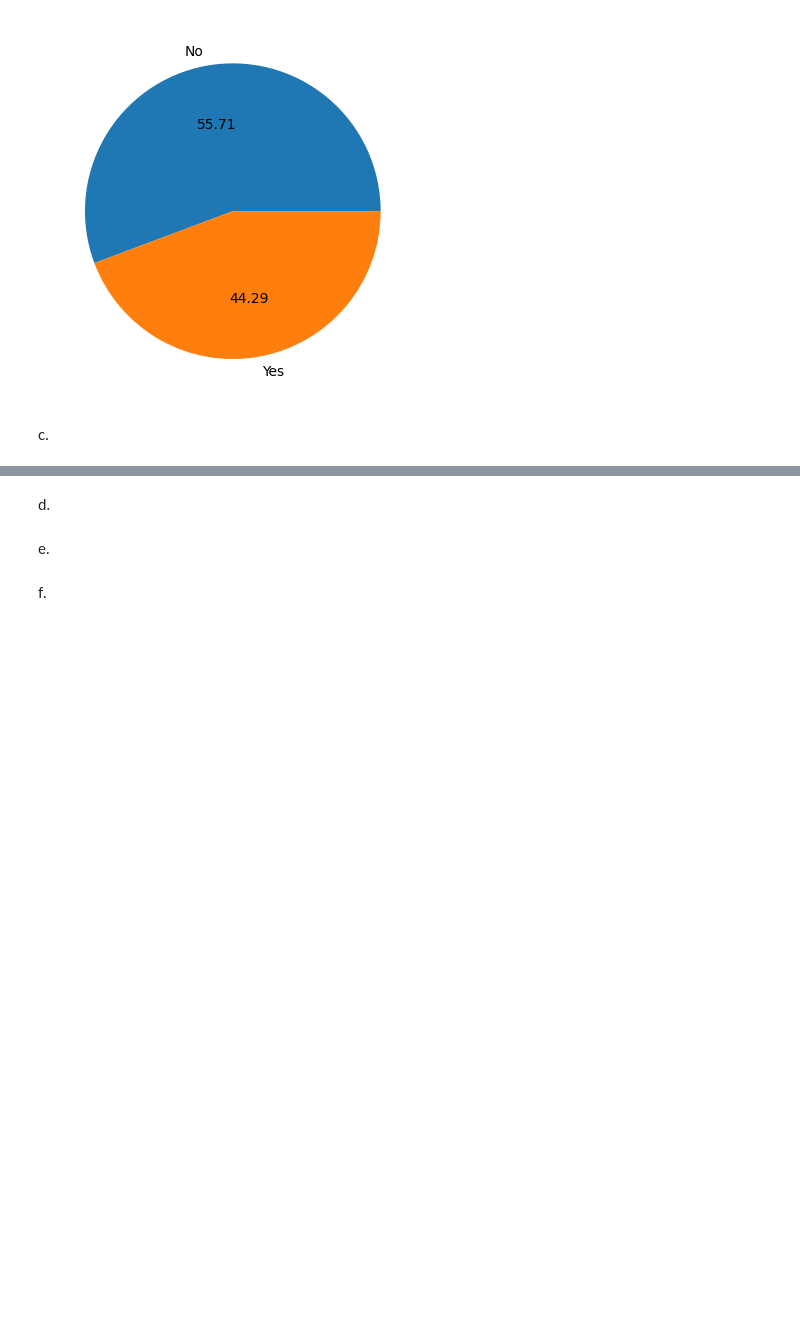
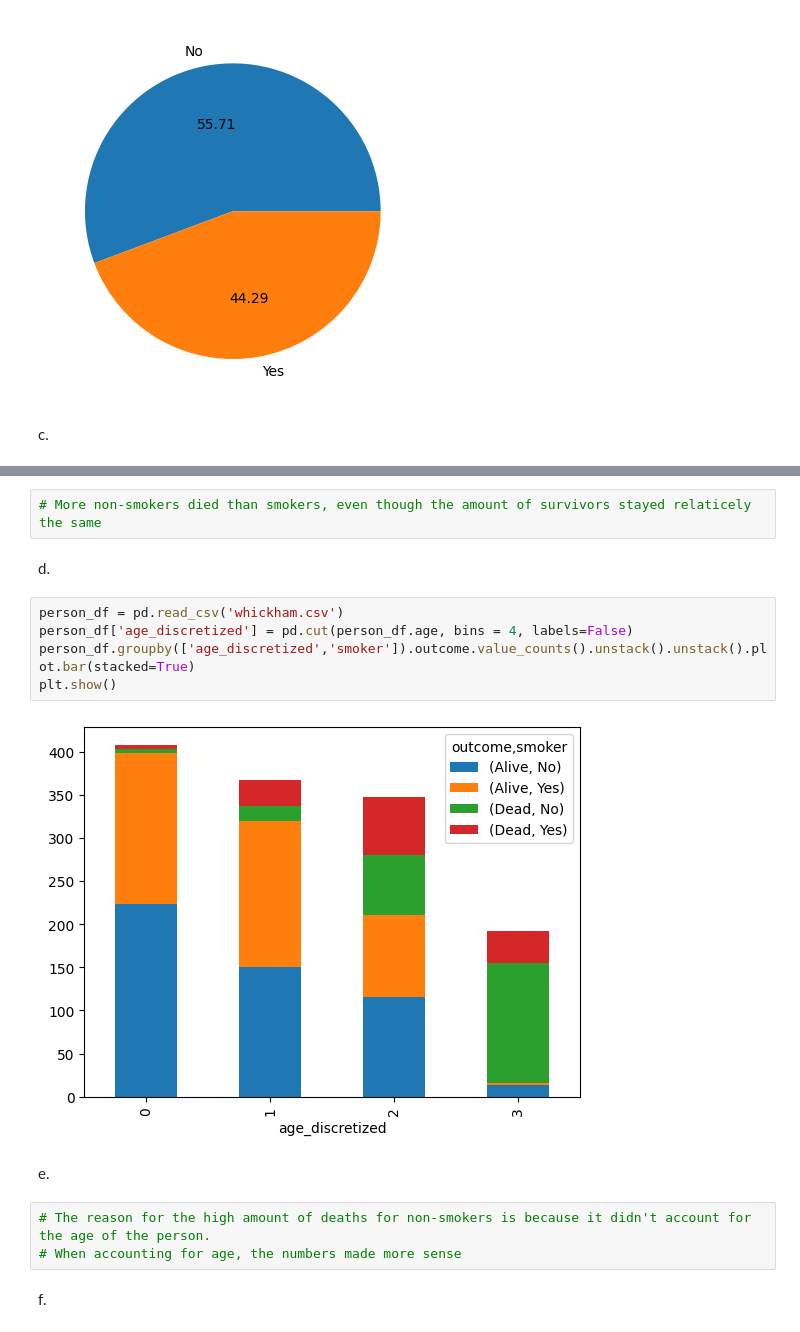
Before and after one commit to kmarsh423/Hands-On-Data-Preprocessing-in-Python, a Jupyter notebook: Chapter05/Chaper 5 Excercises.ipynb, the cells around one changed output, grey strips where cells are left out. Drawn from its saved outputs; the diff is of its cells as text; blank space fills up the shorter version.

```diff
--- a/Chapter05/Chaper 5 Excercises.ipynb
+++ b/Chapter05/Chaper 5 Excercises.ipynb
@@ -142,6 +147,18 @@ c.
+# %%
+# More non-smokers died than smokers, even though the amount of survivors stayed relaticely the same
 # %% [markdown]
 d.
+# %%
+person_df = pd.read_csv('whickham.csv')
+person_df['age_discretized'] = pd.cut(person_df.age, bins = 4, labels=False)
+person_df.groupby(['age_discretized','smoker']).outcome.value_counts().unstack().unstack().plot.bar(stacked=True)
+plt.show()
+# %% [output]
+[figure, added]
 # %% [markdown]
 e.
+# %%
+# The reason for the high amount of deaths for non-smokers is because it didn't account for the age of the person.
+# When accounting for age, the numbers made more sense
 # %% [markdown]
 f.
```
Also changed, not shown: parts of 4 cells of this notebook.
